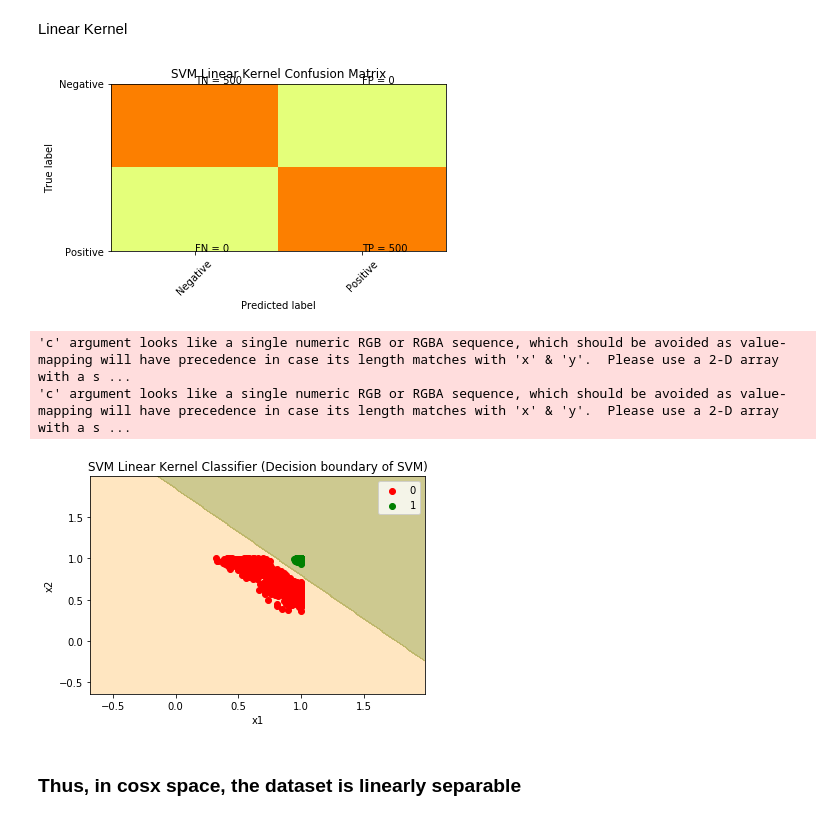
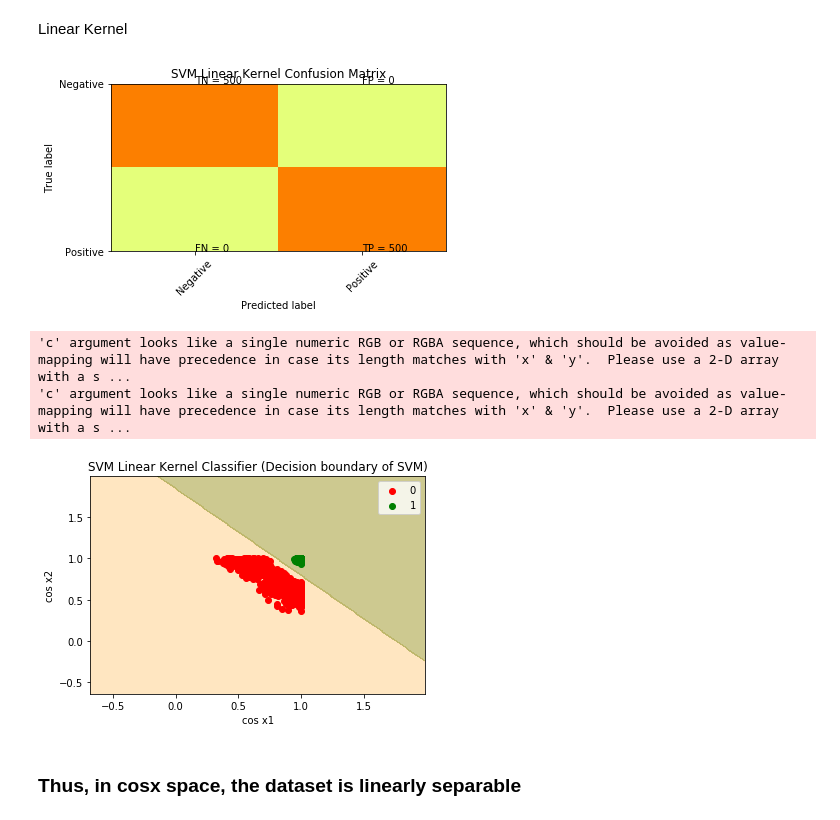
Before and after one commit to ar-ambuj23/ml-project2019, a Jupyter notebook: code/5_feature_mapping_in_another_space.ipynb, the cells around one changed output. Cells and saved outputs as stored; diff of their text form; code cells hidden in the pictures.

```diff
--- a/code/5_feature_mapping_in_another_space.ipynb
+++ b/code/5_feature_mapping_in_another_space.ipynb
@@ -325,36 +325,36 @@ plt.xticks(tick_marks, classNames, rotation=45)
 plt.yticks(tick_marks, classNames)
 s = [['TN','FP'], ['FN', 'TP']]
 
 for i in range(2):
     for j in range(2):
         plt.text(j,i, str(s[i][j])+" = "+str(cm[i][j]))
 plt.show()
 
 # Plot our decision boundary for SVM with Linear Kernel
 from matplotlib.colors import ListedColormap
 plt.clf()
 X_set, y_set = x_tr_cos, y_tr_cos
 X1, X2 = np.meshgrid(np.arange(start = X_set[:, 0].min() - 1, stop = X_set[:, 0].max() + 1, step = 0.01),
                      np.arange(start = X_set[:, 1].min() - 1, stop = X_set[:, 1].max() + 1, step = 0.01))
 
 
 plt.contourf(X1, X2, svm.predict(np.array([X1.ravel(), X2.ravel()]).T).reshape(X1.shape),
              alpha = 0.75, cmap = ListedColormap(('navajowhite', 'darkkhaki')))
 plt.xlim(X1.min(), X1.max())
 plt.ylim(X2.min(), X2.max())
 for i, j in enumerate(np.unique(y_set)):
     plt.scatter(X_set[y_set == j, 0], X_set[y_set == j, 1],
                 c = ListedColormap(('red', 'green'))(i), label = j)
 plt.title('SVM Linear Kernel Classifier (Decision boundary of SVM)')
-plt.xlabel('x1')
-plt.ylabel('x2')
+plt.xlabel('cos x1')
+plt.ylabel('cos x2')
 plt.legend()
 plt.show()
 # %% [output]
 [figure]
 'c' argument looks like a single numeric RGB or RGBA sequence, which should be avoided as value-mapping will have precedence in case its length matches with 'x' & 'y'.  Please use a 2-D array with a s ...
 'c' argument looks like a single numeric RGB or RGBA sequence, which should be avoided as value-mapping will have precedence in case its length matches with 'x' & 'y'.  Please use a 2-D array with a s ...
-[figure, old version]
+[figure, new version]
 # %% [markdown]
 ### Thus, in cosx space, the dataset is linearly separable
 # %% [markdown]
```
Also changed, not shown: parts of 15 cells of this notebook.
